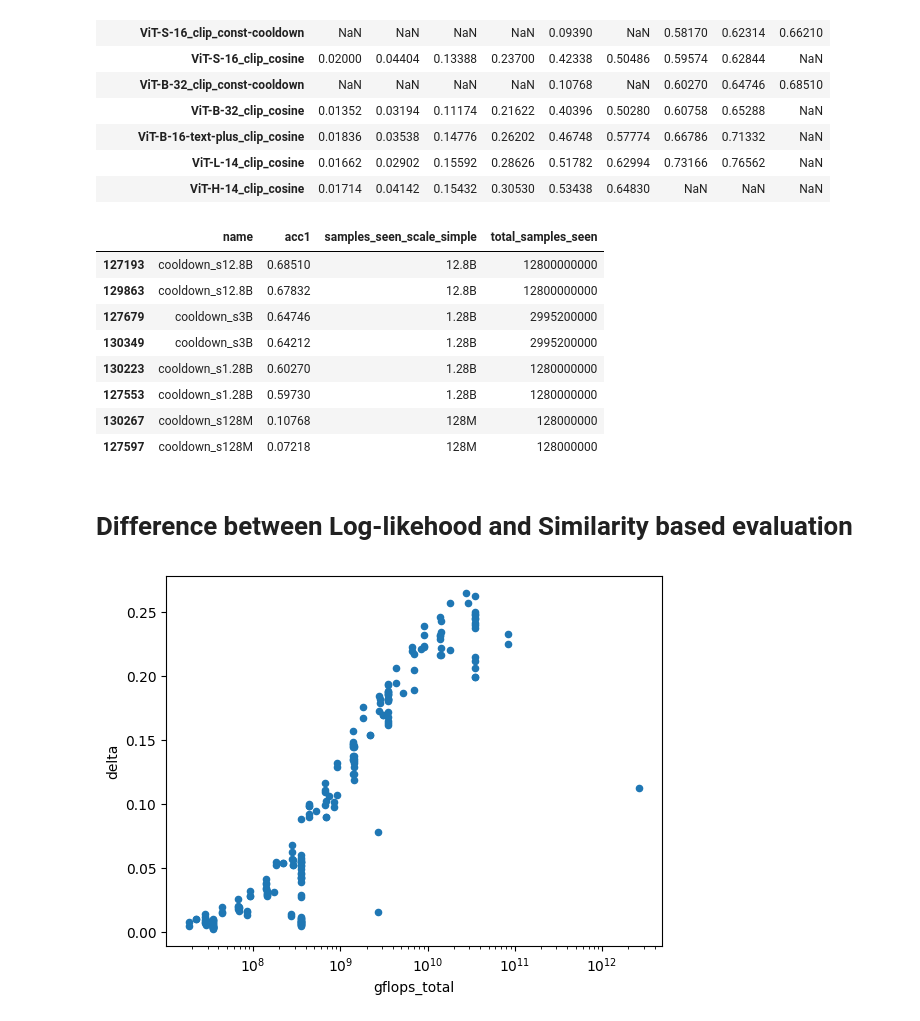
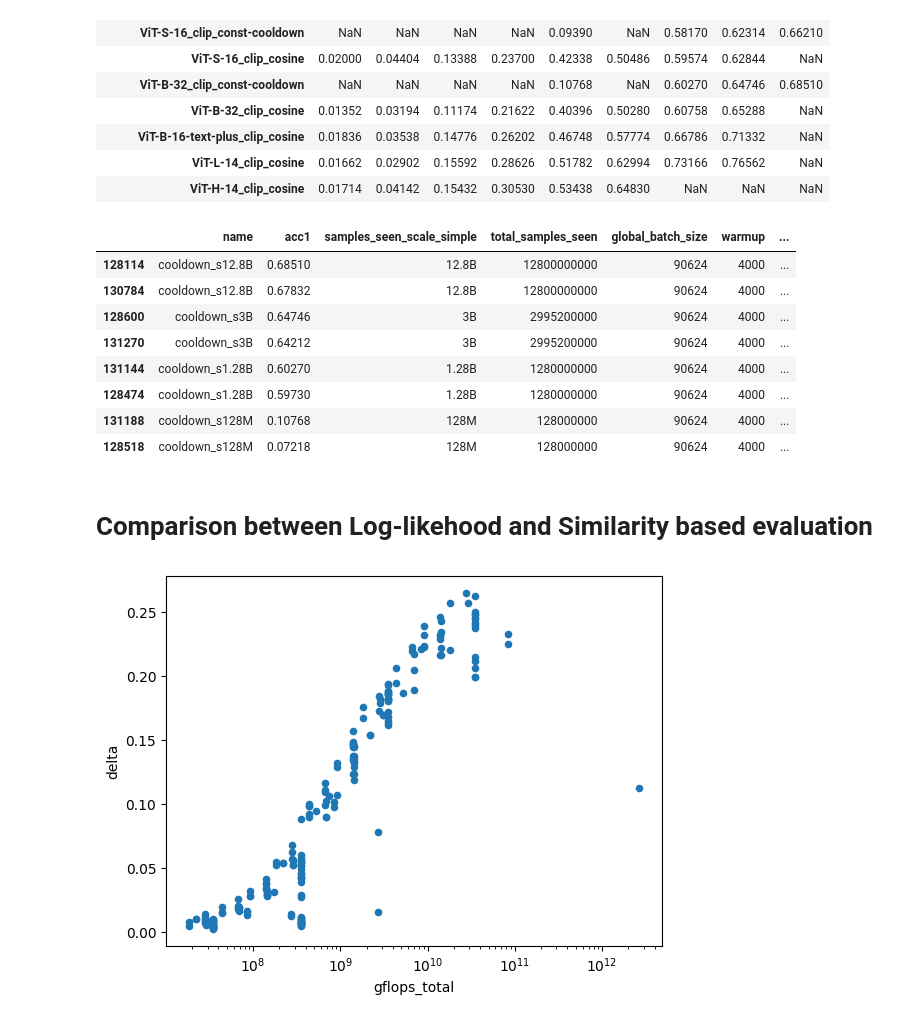
Before and after one commit to SLAMPAI/open_clip_scaling, a Jupyter notebook: results.ipynb, the cells around one changed output. Saved outputs shown, nothing was run; the diff lists cells and outputs as text; code cells hidden in the pictures.

```diff
--- a/results.ipynb
+++ b/results.ipynb
@@ -541,33 +556,34 @@ d.T
 # %%
 ds, metric = "imagenet1k", "acc1"
 #ds, metric = "sugar_crepe/swap_obj", "acc"
 #ds, metric = "winoground", "image_acc"
 #ds, metric = "winoground", "text_acc"
 
 
 d = df.copy()
 d["model_simple_namespace_scheduler"] = d.apply(lambda r:f"{r.model_simple_namespace}_{r.lr_scheduler}", axis=1)
 d = d[d.pretrain_dataset != "/p/scratch/laionize/cherti1/datacomp_1B_recap/{0000000..0139827}.tar"]
 
 
 d = d[d.downstream_dataset==ds]
 d = d[d.epoch==d.total_epochs]
 d = d[d.lr_scheduler == "const-cooldown"]
 d = d[d.model == "ViT-B-32"]
 d = d.sort_values(by=metric, ascending=False)
-d[["name", "acc1", "samples_seen_scale_simple", "total_samples_seen"]]
+d["train_num_samples"] = d.apply(lambda r:r["total_samples_seen"] / r["total_epochs"], axis=1)
+d[["name", "acc1", "samples_seen_scale_simple", "total_samples_seen", "global_batch_size", "warmup", "train_num_samples"]]
 # %% [output]
-|  | name | acc1 | samples_seen_scale_simple | total_samples_seen |
-| 127193 | cooldown_s12.8B | 0.68510 | 12.8B | 12800000000 |
-| 129863 | cooldown_s12.8B | 0.67832 | 12.8B | 12800000000 |
-| 127679 | cooldown_s3B | 0.64746 | 1.28B | 2995200000 |
-| 130349 | cooldown_s3B | 0.64212 | 1.28B | 2995200000 |
-| 130223 | cooldown_s1.28B | 0.60270 | 1.28B | 1280000000 |
-| 127553 | cooldown_s1.28B | 0.59730 | 1.28B | 1280000000 |
-| 130267 | cooldown_s128M | 0.10768 | 128M | 128000000 |
-| 127597 | cooldown_s128M | 0.07218 | 128M | 128000000 |
+|  | name | acc1 | samples_seen_scale_simple | total_samples_seen | global_batch_size | warmup | ... |
+| 128114 | cooldown_s12.8B | 0.68510 | 12.8B | 12800000000 | 90624 | 4000 | ... |
+| 130784 | cooldown_s12.8B | 0.67832 | 12.8B | 12800000000 | 90624 | 4000 | ... |
+| 128600 | cooldown_s3B | 0.64746 | 3B | 2995200000 | 90624 | 4000 | ... |
+| 131270 | cooldown_s3B | 0.64212 | 3B | 2995200000 | 90624 | 4000 | ... |
+| 131144 | cooldown_s1.28B | 0.60270 | 1.28B | 1280000000 | 90624 | 4000 | ... |
+| 128474 | cooldown_s1.28B | 0.59730 | 1.28B | 1280000000 | 90624 | 4000 | ... |
+| 131188 | cooldown_s128M | 0.10768 | 128M | 128000000 | 90624 | 4000 | ... |
+| 128518 | cooldown_s128M | 0.07218 | 128M | 128000000 | 90624 | 4000 | ... |
 # %% [markdown]
-# Difference between Log-likehood and Similarity based evaluation
+# Comparison between Log-likehood and Similarity based evaluation
 # %%
 ds, metric, task = "imagenet1k", "acc1", "zeroshot_classification"
 #ds, metric, task = "sugar_crepe/swap_obj", "acc", "image_caption_selection"
```
Also changed, not shown: parts of 13 cells of this notebook, 1 other file.
